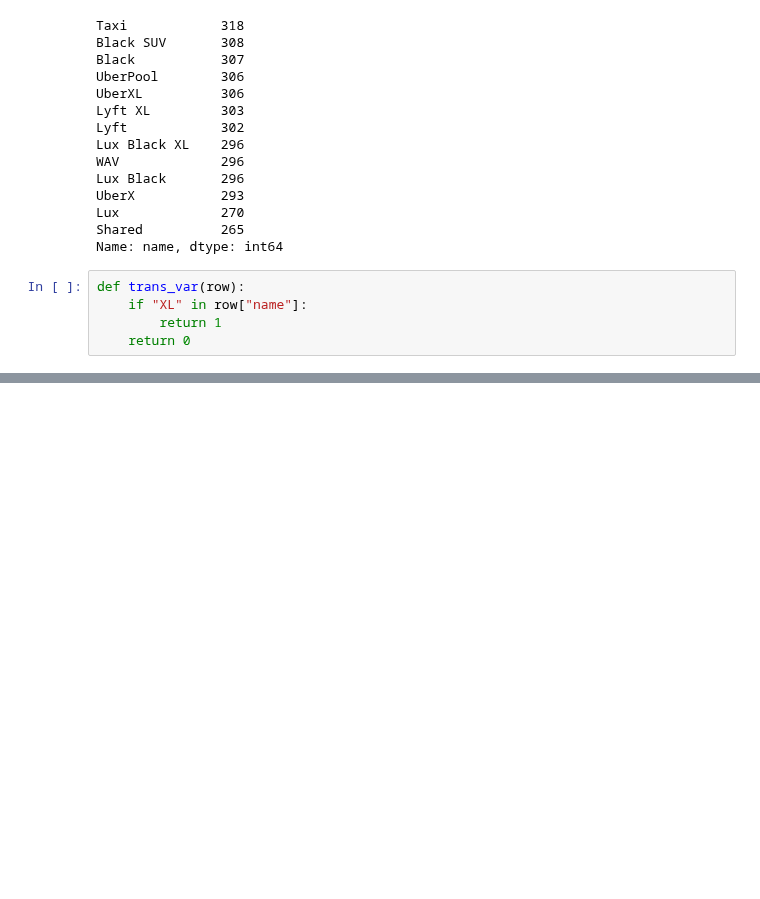
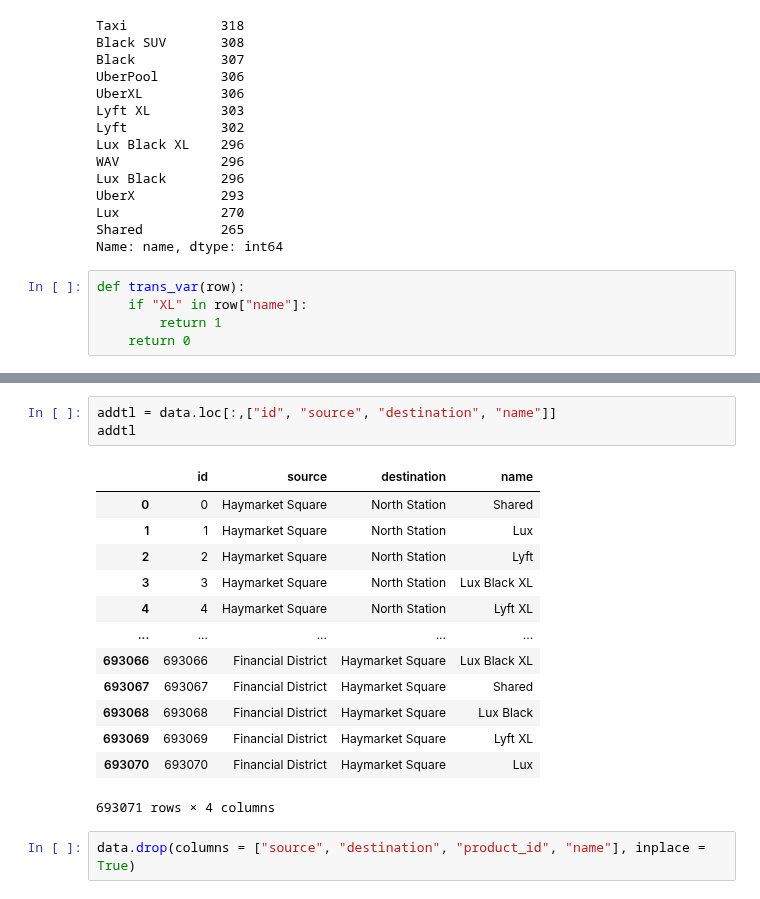
Before and after one commit to cndywu/TheYelpers, a Jupyter notebook: olds_final_project.ipynb, the cells around one changed output, grey strips where cells are left out. Saved outputs shown, nothing was run; the diff lists cells and outputs as text; blank space fills up the shorter version.

```diff
--- a/olds_final_project.ipynb
+++ b/olds_final_project.ipynb
@@ -159,0 +217,19 @@ sns.boxplot(data = cab, x = "xl", y = "price")
+# %%
+addtl = data.loc[:,["id", "source", "destination", "name"]]
+addtl
+# %% [output]
+|  | id | source | destination | name |
+| 0 | 0 | Haymarket Square | North Station | Shared |
+| 1 | 1 | Haymarket Square | North Station | Lux |
+| 2 | 2 | Haymarket Square | North Station | Lyft |
+| 3 | 3 | Haymarket Square | North Station | Lux Black XL |
+| 4 | 4 | Haymarket Square | North Station | Lyft XL |
+| ... | ... | ... | ... | ... |
+| 693066 | 693066 | Financial District | Haymarket Square | Lux Black XL |
+| 693067 | 693067 | Financial District | Haymarket Square | Shared |
+| 693068 | 693068 | Financial District | Haymarket Square | Lux Black |
+| 693069 | 693069 | Financial District | Haymarket Square | Lyft XL |
+| 693070 | 693070 | Financial District | Haymarket Square | Lux |
+693071 rows × 4 columns
+# %%
+data.drop(columns = ["source", "destination", "product_id", "name"], inplace = True)
```
Also changed, not shown: parts of 18 cells of this notebook.
